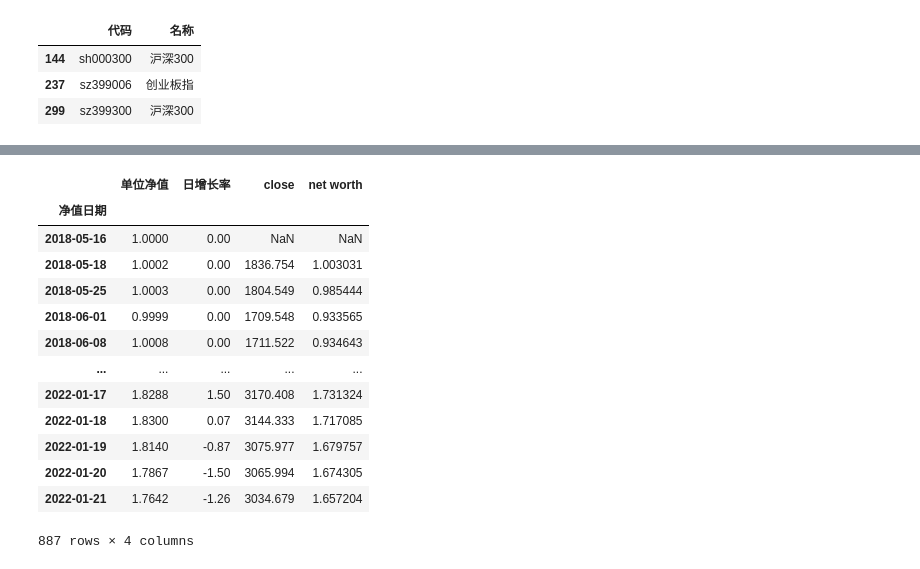
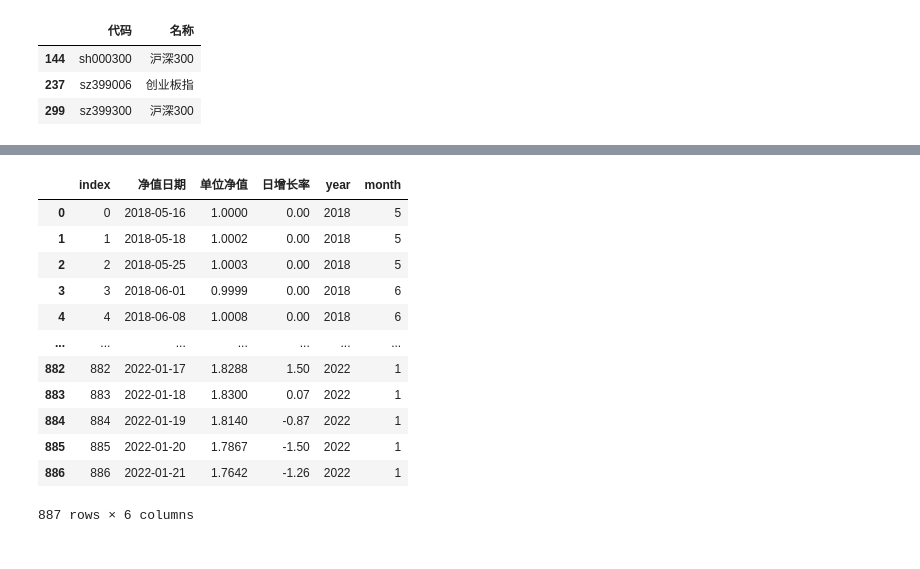
Before and after one commit to Seaaann/MyQuantReserch, a Jupyter notebook: Funds/ResearchTemplate.ipynb, the cells around one changed output, grey strips where cells are left out. Drawn from its saved outputs; the diff is of its cells as text; code cells hidden in the pictures.

```diff
--- a/Funds/ResearchTemplate.ipynb
+++ b/Funds/ResearchTemplate.ipynb
@@ -64,5 +59,3 @@ HS300_index = ak.stock_zh_index_daily(symbol="sh000300")[['date', 'close']]
 CY_index = ak.stock_zh_index_daily(symbol="sz399006")[['date', 'close']]
 
 fund_value = get_fund_net_worth('001980', start_date=start_date, end_date=end_date, fund_category='open')
-# %%
-fund_value = fund_value.set_index('净值日期')
@@ -68,0 +66,6 @@ fund_value = fund_value.set_index('净值日期')
+# %%
+fund_value = fund_value.reset_index()
+
+fund_value['year'] = pd.DatetimeIndex(fund_value['净值日期']).year
+fund_value['month'] = pd.DatetimeIndex(fund_value['净值日期']).month
+fund_value
@@ -69,17 +197,16 @@ fund_value = fund_value.set_index('净值日期')
 # %%
-fund_value.join(df)
+fund_value
 # %% [output]
-|  | 单位净值 | 日增长率 | close | net worth |
-| 净值日期 |  |  |  |  |
-| 2018-05-16 | 1.0000 | 0.00 | NaN | NaN |
-| 2018-05-18 | 1.0002 | 0.00 | 1836.754 | 1.003031 |
-| 2018-05-25 | 1.0003 | 0.00 | 1804.549 | 0.985444 |
-| 2018-06-01 | 0.9999 | 0.00 | 1709.548 | 0.933565 |
-| 2018-06-08 | 1.0008 | 0.00 | 1711.522 | 0.934643 |
-| ... | ... | ... | ... | ... |
-| 2022-01-17 | 1.8288 | 1.50 | 3170.408 | 1.731324 |
-| 2022-01-18 | 1.8300 | 0.07 | 3144.333 | 1.717085 |
-| 2022-01-19 | 1.8140 | -0.87 | 3075.977 | 1.679757 |
-| 2022-01-20 | 1.7867 | -1.50 | 3065.994 | 1.674305 |
-| 2022-01-21 | 1.7642 | -1.26 | 3034.679 | 1.657204 |
+|  | index | 净值日期 | 单位净值 | 日增长率 | year | month |
+| 0 | 0 | 2018-05-16 | 1.0000 | 0.00 | 2018 | 5 |
+| 1 | 1 | 2018-05-18 | 1.0002 | 0.00 | 2018 | 5 |
+| 2 | 2 | 2018-05-25 | 1.0003 | 0.00 | 2018 | 5 |
+| 3 | 3 | 2018-06-01 | 0.9999 | 0.00 | 2018 | 6 |
+| 4 | 4 | 2018-06-08 | 1.0008 | 0.00 | 2018 | 6 |
+| ... | ... | ... | ... | ... | ... | ... |
+| 882 | 882 | 2022-01-17 | 1.8288 | 1.50 | 2022 | 1 |
+| 883 | 883 | 2022-01-18 | 1.8300 | 0.07 | 2022 | 1 |
+| 884 | 884 | 2022-01-19 | 1.8140 | -0.87 | 2022 | 1 |
+| 885 | 885 | 2022-01-20 | 1.7867 | -1.50 | 2022 | 1 |
+| 886 | 886 | 2022-01-21 | 1.7642 | -1.26 | 2022 | 1 |
-887 rows × 4 columns
+887 rows × 6 columns
```
Also changed, not shown: parts of 30 cells of this notebook, 1 other file.
